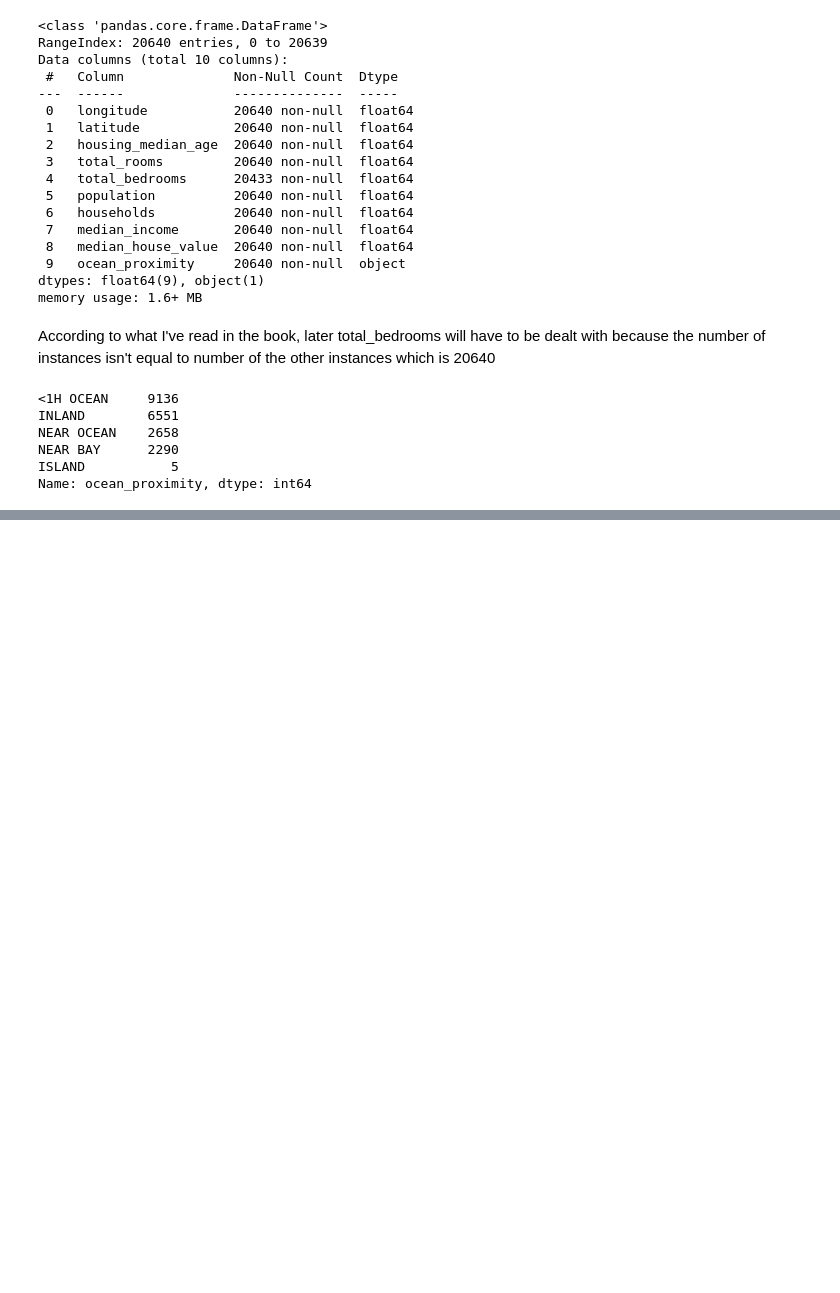
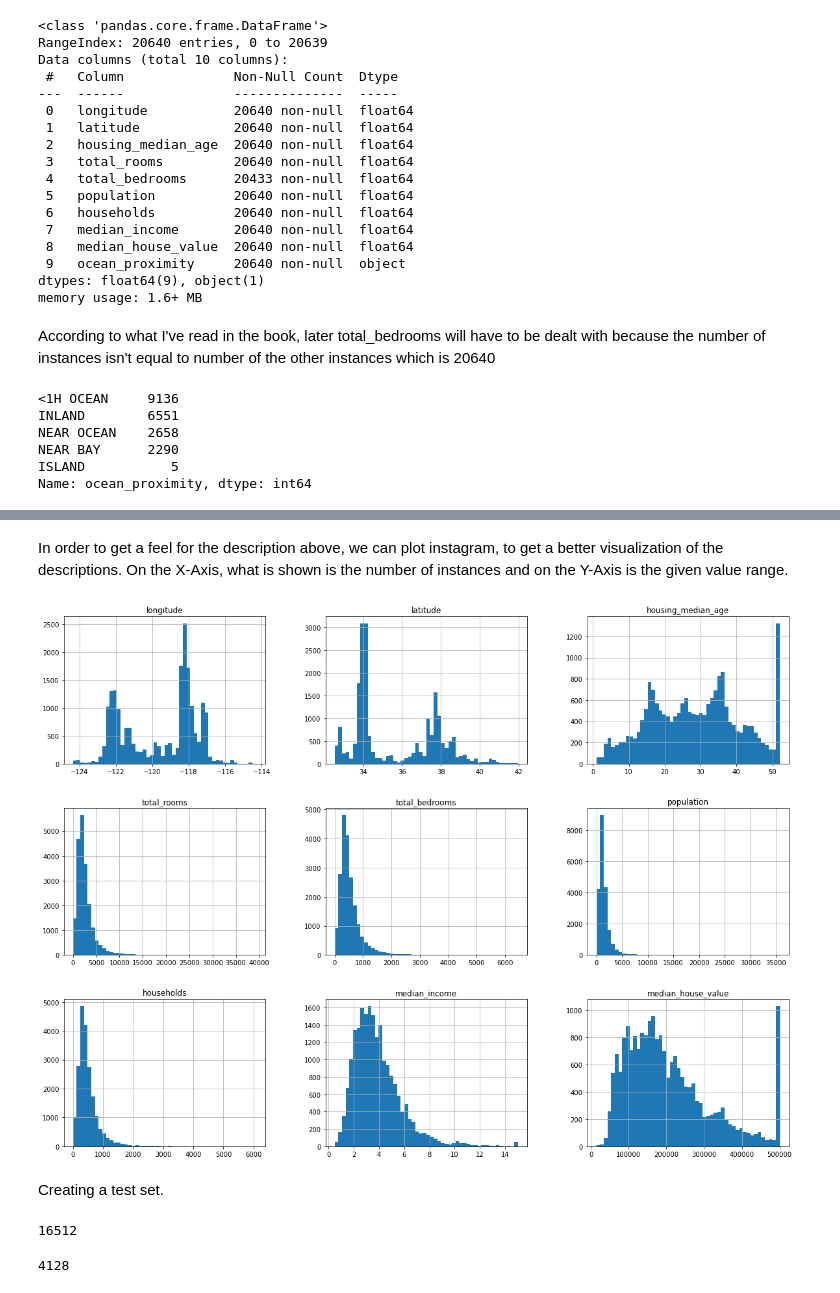
Before and after one commit to KingHikarii/End-To-End-Machine-Learning-Project, a Jupyter notebook: ML_Project.ipynb, the cells around one changed output, grey strips where cells are left out. Saved outputs shown, nothing was run; the diff lists cells and outputs as text; code cells hidden in the pictures; blank space fills up the shorter version.

Commit message:
Add files via upload
Planning to add comments and what I've understood soon

```diff
--- a/ML_Project.ipynb
+++ b/ML_Project.ipynb
@@ -63,0 +76,11 @@ Name: ocean_proximity, dtype: int64
+# %% [markdown]
+In order to get a feel for the description above, we can plot instagram, to get a better visualization of the descriptions. On the X-Axis, what is shown is the number of instances and on the Y-Axis is the given value range.
+# %%
+%matplotlib inline
+import matplotlib.pyplot as plt
+housing.hist(bins=50, figsize=(20, 15))
+plt.show()
+# %% [output]
+[figure, added]
+# %% [markdown]
+Creating a test set.
@@ -63,0 +96,9 @@ Name: ocean_proximity, dtype: int64
+# %%
+train_set, test_set = split_train_test(housing, 0.2)
+len(train_set)
+# %% [output]
+16512
+# %%
+len(test_set)
+# %% [output]
+4128
```
Also changed, not shown: parts of 11 cells of this notebook.
